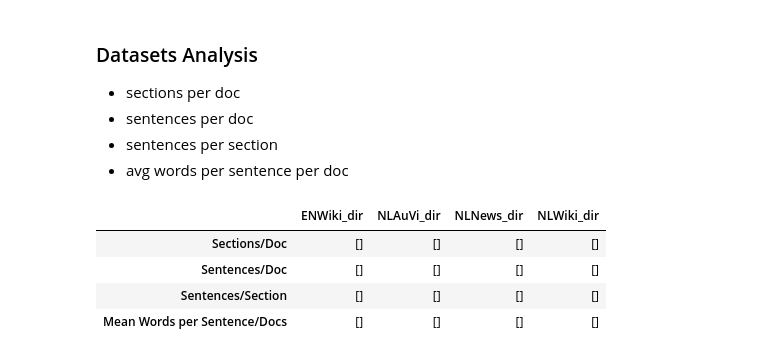
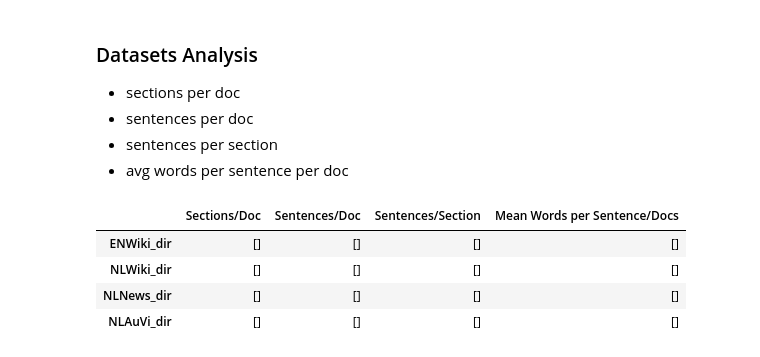
Before and after one commit to DoubleGio/text_segmentation, a Jupyter notebook: Notebooks/dataset_analysis.ipynb, the cells around one changed output. Drawn from its saved outputs; the diff is of its cells as text; code cells hidden in the pictures.

```diff
--- a/Notebooks/dataset_analysis.ipynb
+++ b/Notebooks/dataset_analysis.ipynb
@@ -13,26 +31,25 @@ from matplotlib import pyplot as plt
 # %%
 bases = {
     'ENWiki_dir': '../ENWiki/data',
+    'NLWiki_dir': '../NLWiki/data',
+    'NLNews_dir': '../NLNews/data_2404-1301',
     'NLAuVi_dir': '../NLAuVi/data_2604-1516',
-    'NLNews_dir': '../NLNews/data_2404-1301',
-    'NLWiki_dir': '../NLWiki/data'
-    }
-info = ['Sections/Doc', 'Sentences/Doc', 'Sentences/Section', 'Mean Words per Sentence/Docs']
-table = pd.DataFrame([[[] for _ in range(len(bases.keys()))] for _ in range(len(info))],
-    index=info, columns=bases.keys())
-
-def clean_text(text):
-    """
-    Removes wikimarkup; replace headers by a '===' mark at the beginning of each section.
-    """
-    t = re.sub(r'^(?:(<doc)|(<\/doc)).*\n+', '', text, flags=re.MULTILINE)
-    return re.sub(r'^=+.*\n+', '===', t, flags=re.MULTILINE)
-
+}
+metrics = [
+    'Sections/Doc',
+    'Sentences/Doc',
+    'Sentences/Section',
+    'Mean Words per Sentence/Docs'
+]
+table = pd.DataFrame(
+    [[[] for _ in range(len(metrics))] for _ in range(len(bases.keys()))], # Initializes empty lists for each cell
+    index=bases.keys(), columns=metrics
+)
 table
 # %% [output]
-|  | ENWiki_dir | NLAuVi_dir | NLNews_dir | NLWiki_dir |
-| Sections/Doc | [] | [] | [] | [] |
-| Sentences/Doc | [] | [] | [] | [] |
-| Sentences/Section | [] | [] | [] | [] |
-| Mean Words per Sentence/Docs | [] | [] | [] | [] |
+|  | Sections/Doc | Sentences/Doc | Sentences/Section | Mean Words per Sentence/Docs |
+| ENWiki_dir | [] | [] | [] | [] |
+| NLWiki_dir | [] | [] | [] | [] |
+| NLNews_dir | [] | [] | [] | [] |
+| NLAuVi_dir | [] | [] | [] | [] |
 # %%
```
Also changed, not shown: parts of 7 cells of this notebook.
